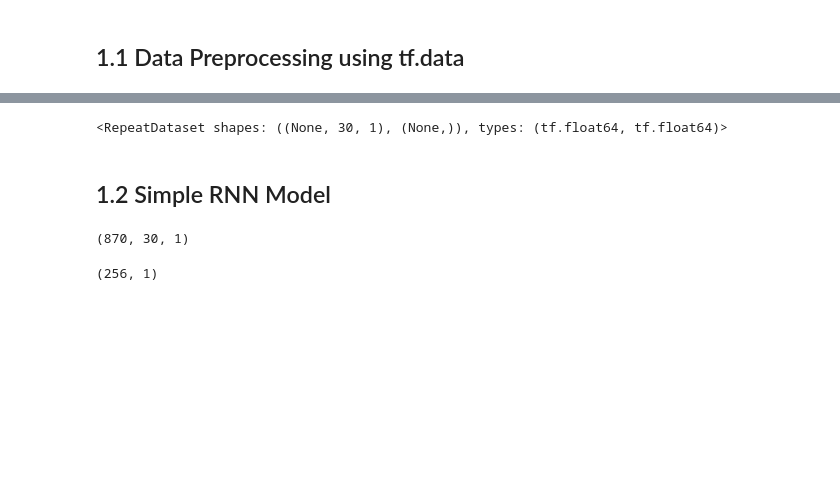
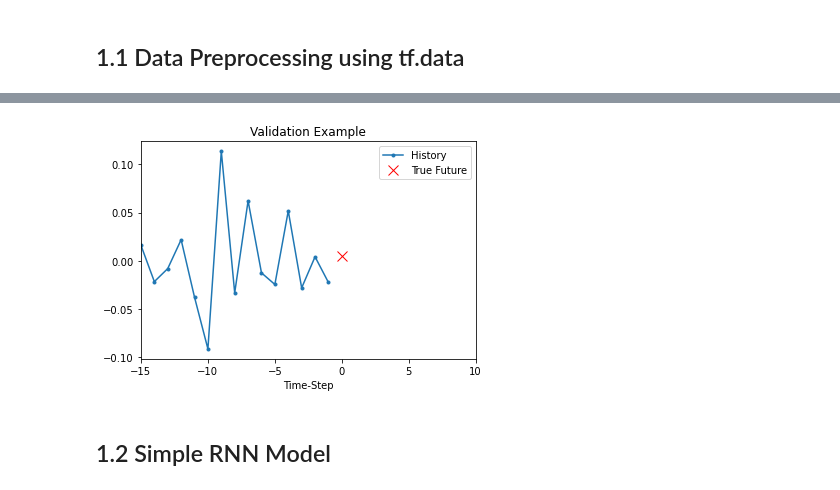
Before and after one commit to leehanchung/btc_dash, a Jupyter notebook: notebooks/03-tf_model.ipynb, the cells around one changed output, grey strips where cells are left out. Drawn from its saved outputs; the diff is of its cells as text; code cells hidden in the pictures; blank space fills up the shorter version.

```diff
--- a/notebooks/03-tf_model.ipynb
+++ b/notebooks/03-tf_model.ipynb
@@ -149,7 +68,31 @@ class Config:
 # %%
-def create_data(data: np.ndarray, window_size=31, batch_size=15, shift_size=1, stride_size=1) -> tf.data.Dataset:
+def create_data(*,
+                data: np.ndarray,
+                window_size=31,
+                shift_size=1,
+                stride_size=1,
+                batch_size=15) -> tf.data.Dataset:
+    """Generates tf.data dataset using a given numpy array using the tf.data API
+
+    Args:
+        data: np.ndarray data in numpy array, to be flattened
+        window_size: size of the moving window
+        shift_size: step size of the moving window, e.g. [0, 1, 2, 3, 4, 5, 6]
+            with shift_size 2 and window_size 3 will be [0, 1, 2], [2, 3, 4], ...
+        stride_size: sampling size of the moving window, e.g., [0, 1, 2, 3, 4, 5, 6]
+            with stride_size 2 and windows_size 3 will be [0, 2, 4], [1, 3, 5], ...
+        batch_size: batch size of the created data
+
+    Returns:
+        tf.data.Dataset
+    """
     data = tf.data.Dataset.from_tensor_slices(data.reshape(-1, 1))
-    data = data.window(size=window_size, shift=shift_size, stride=stride_size, drop_remainder=True)
+    data = data.window(size=window_size,
+                       shift=shift_size,
+                       stride=stride_size,
+                       drop_remainder=True)
     data = data.flat_map(lambda window: window.batch(window_size, drop_remainder=True))
-    data = data.map(lambda window: (window[:-1], tf.reshape(window[-1:], []))).cache().batch(batch_size).repeat()
+    data = data.map(lambda window: (window[:-1], tf.reshape(window[-1:], [])))
+    data = data.cache().shuffle(batch_size).batch(batch_size).repeat()
+
     return data
@@ -158,4 +98,0 @@ train_x = create_data(time_series_data)
-# %%
-train_x
-# %% [output]
-<RepeatDataset shapes: ((None, 30, 1), (None,)), types: (tf.float64, tf.float64)>
@@ -171,8 +99,18 @@ train_x
+# %%
+train_x = create_data(data=train,
+                      window_size=config.WINDOW_SIZE,
+                      batch_size=config.BATCH_SIZE)
+val_x = create_data(data=val,
+                    window_size=config.WINDOW_SIZE,
+                    batch_size=config.BATCH_SIZE)
+# %%
+for x, y in val_x.take(1):
+    plot = show_plot(plot_data=[x[0].numpy(), y[0].numpy()],
+                    title='Validation Example')
+    plot.show()
+# %% [output]
+[figure, added]
 # %% [markdown]
 ## 1.2 Simple RNN Model
-# %%
-x_train_uni.shape
-# %% [output]
-(870, 30, 1)
 # %%
 simple_lstm_model = tf.keras.models.Sequential([
@@ -182,9 +120,4 @@ simple_lstm_model = tf.keras.models.Sequential([
 ])
 
 simple_lstm_model.compile(optimizer='adam', loss='mse')
-# %%
-for x, y in val_univariate.take(1):
-    print(simple_lstm_model.predict(x).shape)
-# %% [output]
-(256, 1)
 # %%
```
Also changed, not shown: parts of 31 cells of this notebook, 4 other files.
